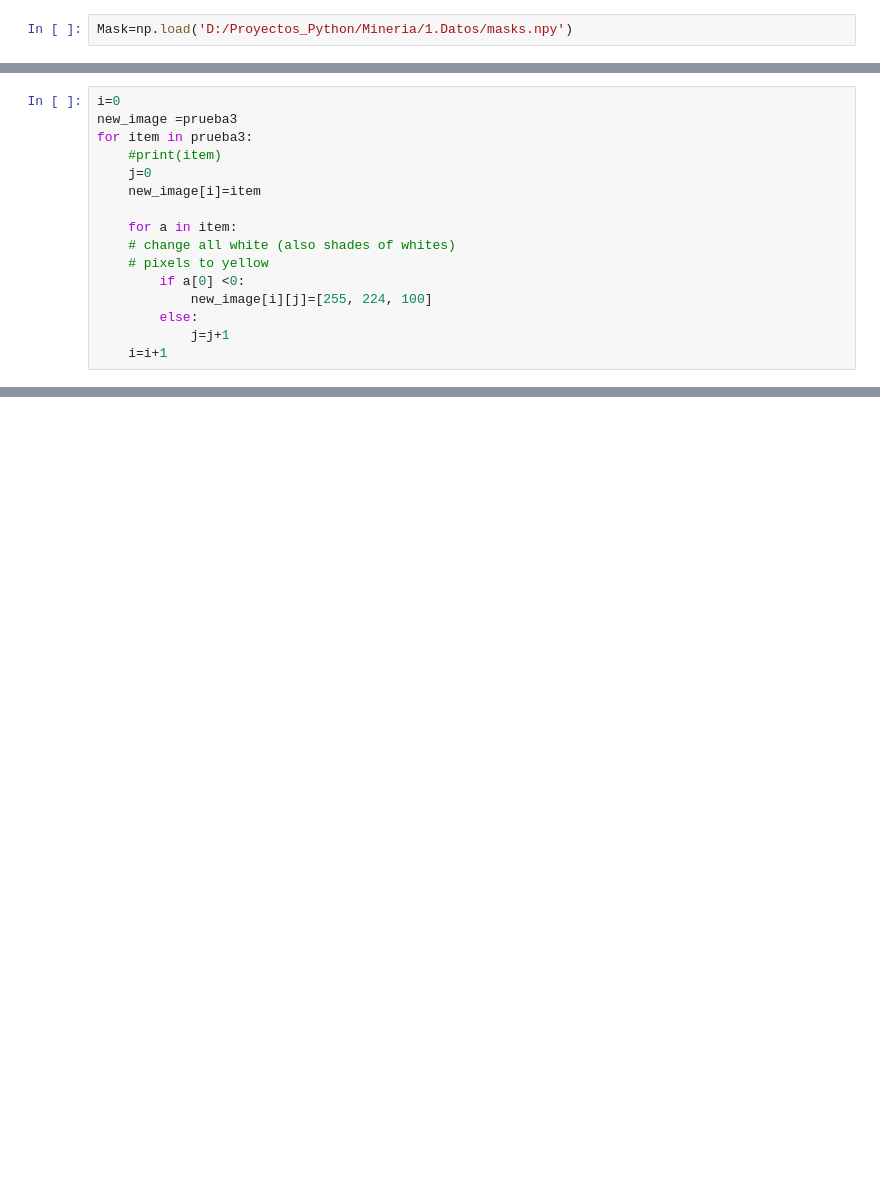
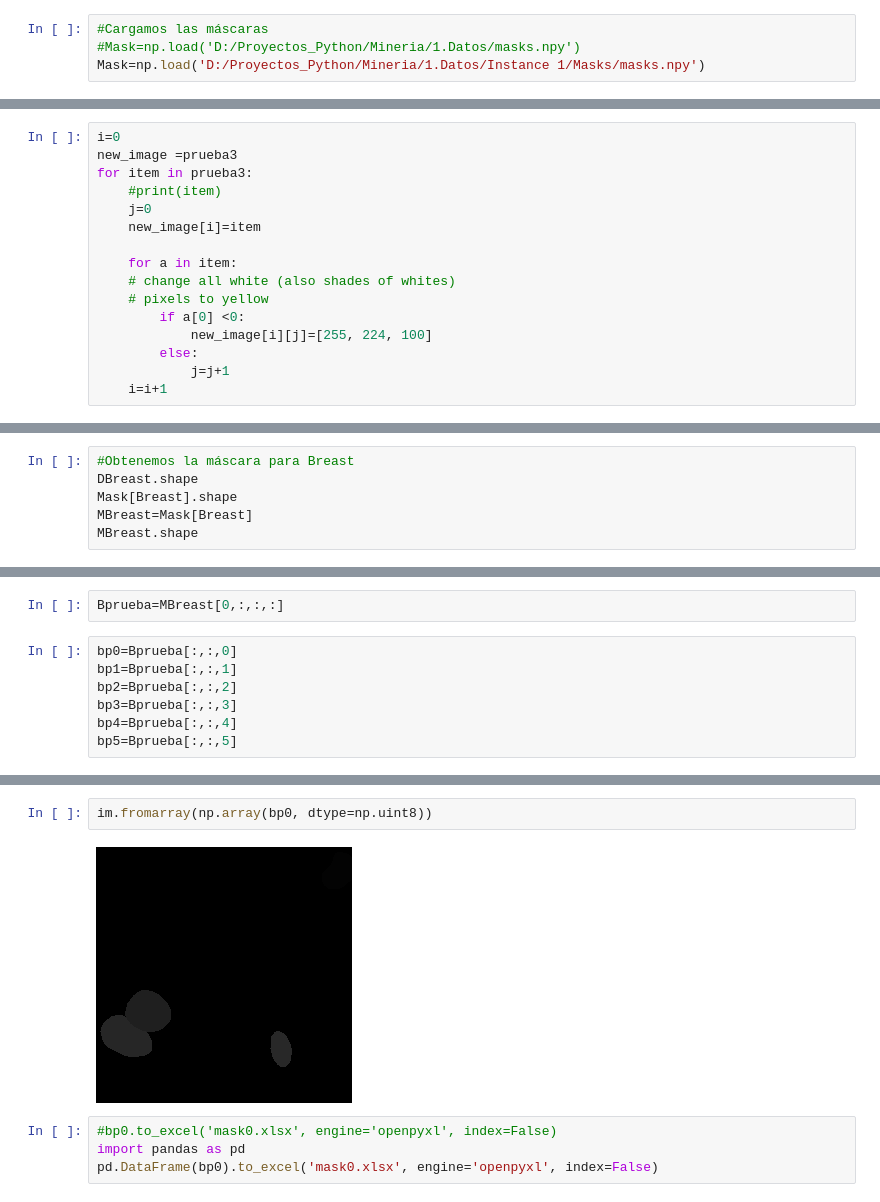
Before and after one commit to DavidEdgard0/Cancer-Prediction-MD, a Jupyter notebook: Intro_Imgs.ipynb, the cells around one changed output, grey strips where cells are left out. Cells and saved outputs as stored; diff of their text form; blank space fills up the shorter version.

```diff
--- a/Intro_Imgs.ipynb
+++ b/Intro_Imgs.ipynb
@@ -11,2 +16,4 @@ Types=np.load('D:/Proyectos_Python/Mineria/1.Datos/types.npy')
 # %%
-Mask=np.load('D:/Proyectos_Python/Mineria/1.Datos/masks.npy')
+#Cargamos las máscaras
+#Mask=np.load('D:/Proyectos_Python/Mineria/1.Datos/masks.npy')
+Mask=np.load('D:/Proyectos_Python/Mineria/1.Datos/Instance 1/Masks/masks.npy')
@@ -285,0 +268,6 @@ for img in imglist:
+# %%
+#Obtenemos la máscara para Breast
+DBreast.shape
+Mask[Breast].shape
+MBreast=Mask[Breast]
+MBreast.shape
@@ -285,0 +276,9 @@ for img in imglist:
+# %%
+Bprueba=MBreast[0,:,:,:]
+# %%
+bp0=Bprueba[:,:,0]
+bp1=Bprueba[:,:,1]
+bp2=Bprueba[:,:,2]
+bp3=Bprueba[:,:,3]
+bp4=Bprueba[:,:,4]
+bp5=Bprueba[:,:,5]
@@ -285,0 +299,8 @@ for img in imglist:
+# %%
+im.fromarray(np.array(bp0, dtype=np.uint8))
+# %% [output]
+[figure, added]
+# %%
+#bp0.to_excel('mask0.xlsx', engine='openpyxl', index=False)
+import pandas as pd
+pd.DataFrame(bp0).to_excel('mask0.xlsx', engine='openpyxl', index=False)
```
Also changed, not shown: parts of 55 cells of this notebook, 40 other files.
